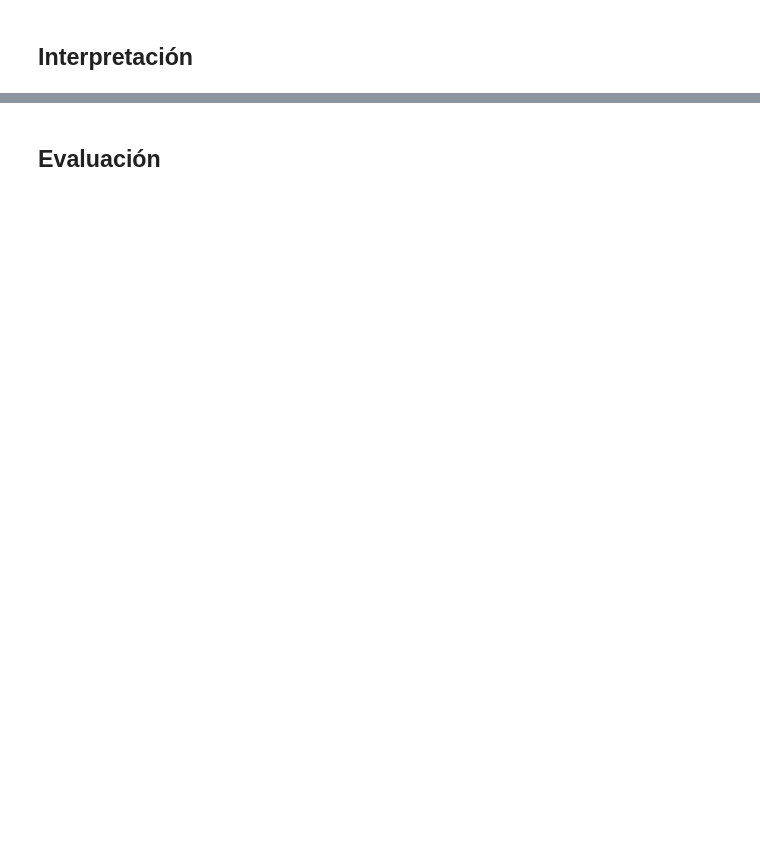
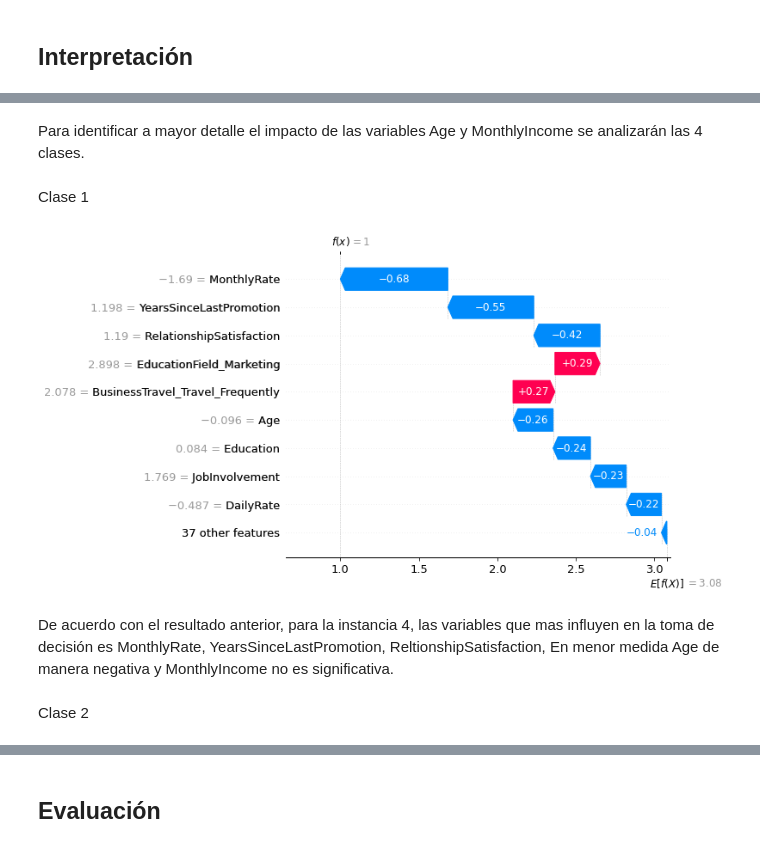
Before and after one commit to MaldonadoVihlai/taller_cda, a Jupyter notebook: taller3/taller3.ipynb, the cells around one changed output, grey strips where cells are left out. Saved outputs shown, nothing was run; the diff lists cells and outputs as text; code cells hidden in the pictures; blank space fills up the shorter version.

```diff
--- a/taller3/taller3.ipynb
+++ b/taller3/taller3.ipynb
@@ -1651,0 +1725,12 @@ De lo anterior, encontramos que el mejor modelo de Xgboost se encuentra al aplic
+# %% [markdown]
+Para identificar a mayor detalle el impacto de las variables Age y MonthlyIncome se analizarán las 4 clases.
+# %% [markdown]
+Clase 1
+# %%
+shap.plots.waterfall(shap_values[4])
+# %% [output]
+[figure, added]
+# %% [markdown]
+De acuerdo con el resultado anterior, para la instancia 4, las variables que mas influyen en la toma de decisión es MonthlyRate, YearsSinceLastPromotion, ReltionshipSatisfaction, En menor medida Age de manera negativa y MonthlyIncome no es significativa.
+# %% [markdown]
+Clase 2
```
Also changed, not shown: parts of 55 cells of this notebook, 1 other file.
